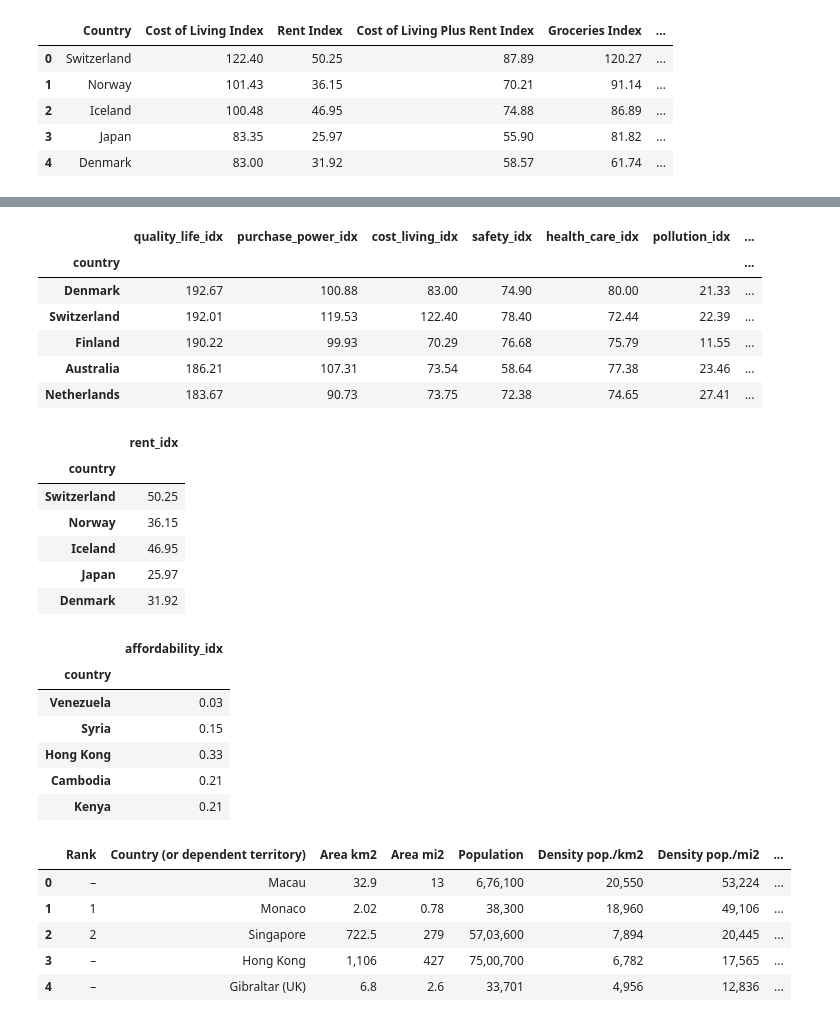
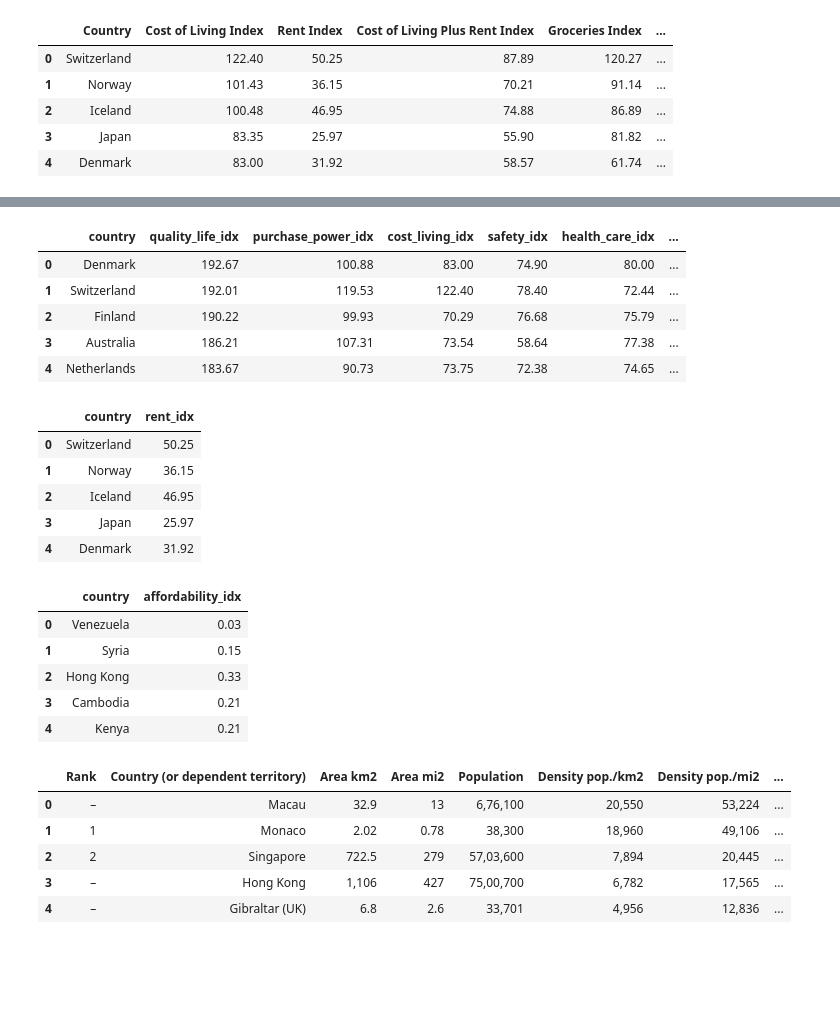
Before and after one commit to fredtan30/Project-2-ETL-Countries-Cost-Living, a Jupyter notebook: Untitled.ipynb, the cells around one changed output, grey strips where cells are left out. Cells and saved outputs as stored; diff of their text form; code cells hidden in the pictures; blank space fills up the shorter version.

```diff
--- a/Untitled.ipynb
+++ b/Untitled.ipynb
@@ -40,29 +40,28 @@ properties_df.head()
 # %%
 quality_cols = ["Country", "Quality of Life Index","Purchasing Power Index","Cost of Living Index", "Safety Index", "Health Care Index"
                 , "Pollution Index","Property Price to Income Ratio"]
 quality_transformed = quality_df[quality_cols].copy()
 
 #Rename the column headers
 quality_transformed = quality_transformed.rename(columns={"Country":"country", "Quality of Life Index":"quality_life_idx",
                                                           "Purchasing Power Index":"purchase_power_idx", "Safety Index":"safety_idx",
                                                           "Health Care Index":"health_care_idx",
                 "Cost of Living Index": "cost_living_idx",
                                                           "Pollution Index":"pollution_idx",
                                                           "Property Price to Income Ratio":"property_price_income_ratio"})
 
 
 #Set country as index
-quality_transformed.set_index("country",inplace=True)
+# quality_transformed.set_index("country",inplace=True)
 
 quality_transformed.head()
 # %% [output]
-|  | quality_life_idx | purchase_power_idx | cost_living_idx | safety_idx | health_care_idx | pollution_idx | ... |
-| country |  |  |  |  |  |  | ... |
-| Denmark | 192.67 | 100.88 | 83.00 | 74.90 | 80.00 | 21.33 | ... |
-| Switzerland | 192.01 | 119.53 | 122.40 | 78.40 | 72.44 | 22.39 | ... |
-| Finland | 190.22 | 99.93 | 70.29 | 76.68 | 75.79 | 11.55 | ... |
-| Australia | 186.21 | 107.31 | 73.54 | 58.64 | 77.38 | 23.46 | ... |
-| Netherlands | 183.67 | 90.73 | 73.75 | 72.38 | 74.65 | 27.41 | ... |
+|  | country | quality_life_idx | purchase_power_idx | cost_living_idx | safety_idx | health_care_idx | ... |
+| 0 | Denmark | 192.67 | 100.88 | 83.00 | 74.90 | 80.00 | ... |
+| 1 | Switzerland | 192.01 | 119.53 | 122.40 | 78.40 | 72.44 | ... |
+| 2 | Finland | 190.22 | 99.93 | 70.29 | 76.68 | 75.79 | ... |
+| 3 | Australia | 186.21 | 107.31 | 73.54 | 58.64 | 77.38 | ... |
+| 4 | Netherlands | 183.67 | 90.73 | 73.75 | 72.38 | 74.65 | ... |
 # %%
 cost_living_cols = ["Country","Rent Index"]
 cost_living_transformed = cost_living_df[cost_living_cols].copy()
@@ -72,17 +71,16 @@ cost_living_transformed = cost_living_transformed.rename(columns={"Country":"cou
 
 
 #Set country as index
-cost_living_transformed.set_index("country",inplace=True)
+# cost_living_transformed.set_index("country",inplace=True)
 
 cost_living_transformed.head()
 # %% [output]
-|  | rent_idx |
-| country |  |
-| Switzerland | 50.25 |
-| Norway | 36.15 |
-| Iceland | 46.95 |
-| Japan | 25.97 |
-| Denmark | 31.92 |
+|  | country | rent_idx |
+| 0 | Switzerland | 50.25 |
+| 1 | Norway | 36.15 |
+| 2 | Iceland | 46.95 |
+| 3 | Japan | 25.97 |
+| 4 | Denmark | 31.92 |
 # %%
 properties_cols = ["Country","Affordability Index"]
 properties_transformed = properties_df[properties_cols].copy()
@@ -92,17 +90,16 @@ properties_transformed = properties_transformed.rename(columns={"Country":"count
 
 
 #Set country as index
-properties_transformed.set_index("country",inplace=True)
+# properties_transformed.set_index("country",inplace=True)
 
 properties_transformed.head()
 # %% [output]
-|  | affordability_idx |
-| country |  |
-| Venezuela | 0.03 |
-| Syria | 0.15 |
-| Hong Kong | 0.33 |
-| Cambodia | 0.21 |
-| Kenya | 0.21 |
+|  | country | affordability_idx |
+| 0 | Venezuela | 0.03 |
+| 1 | Syria | 0.15 |
+| 2 | Hong Kong | 0.33 |
+| 3 | Cambodia | 0.21 |
+| 4 | Kenya | 0.21 |
 # %%
 population_density_file = "resources/population_density_countries.csv"
 population_density_df = pd.read_csv(population_density_file)
```
Also changed, not shown: parts of 4 cells of this notebook.
